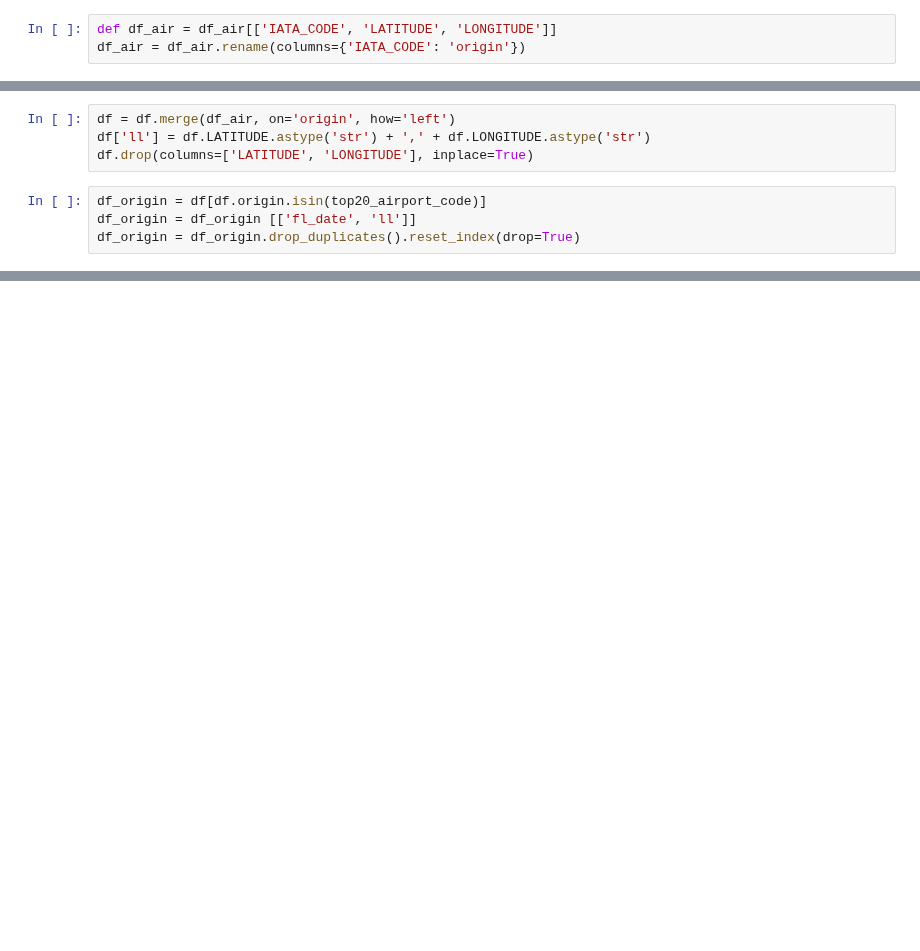
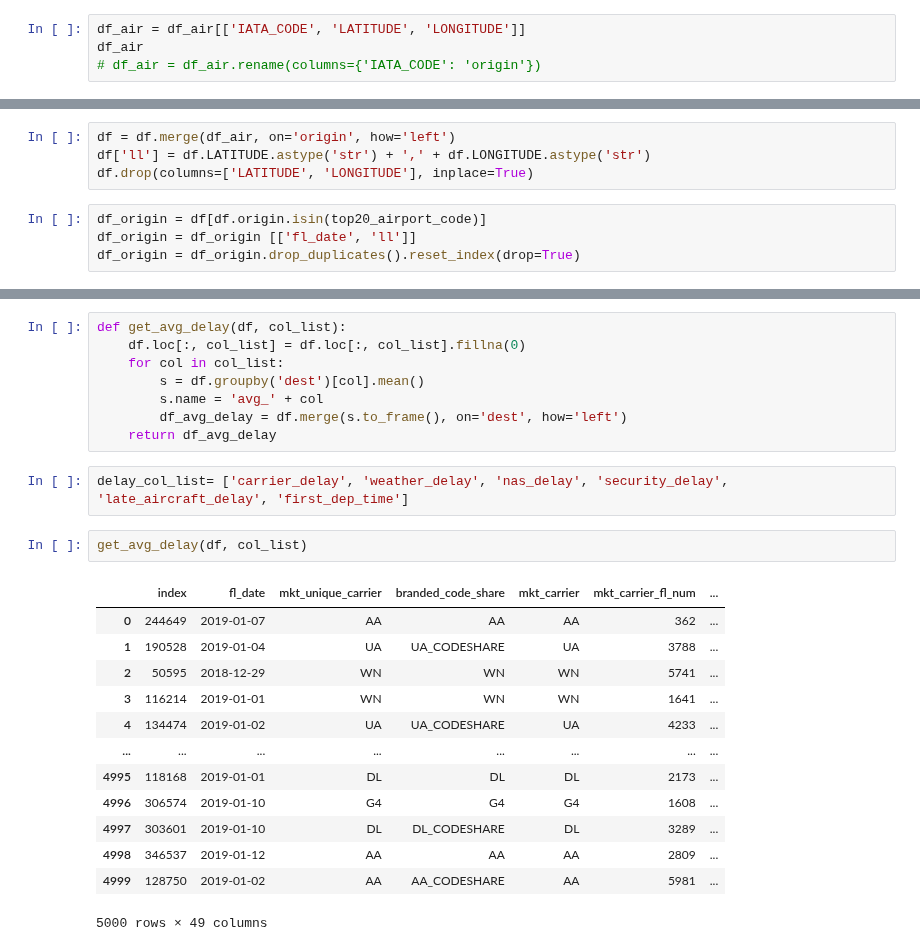
Before and after one commit to jackycwwang/lighthouse_lab_midterm_project, a Jupyter notebook: src/modules/Data_Gathering.ipynb, the cells around one changed output, grey strips where cells are left out. Cells and saved outputs as stored; diff of their text form; blank space fills up the shorter version.

```diff
--- a/src/modules/Data_Gathering.ipynb
+++ b/src/modules/Data_Gathering.ipynb
@@ -71,3 +75,4 @@ df_air = pd.read_csv('../data/airports_usa.csv')
 # %%
-def df_air = df_air[['IATA_CODE', 'LATITUDE', 'LONGITUDE']]
-df_air = df_air.rename(columns={'IATA_CODE': 'origin'})
+df_air = df_air[['IATA_CODE', 'LATITUDE', 'LONGITUDE']]
+df_air
+# df_air = df_air.rename(columns={'IATA_CODE': 'origin'})
@@ -85,0 +138,26 @@ df_origin = df_origin.drop_duplicates().reset_index(drop=True)
+# %%
+def get_avg_delay(df, col_list):
+    df.loc[:, col_list] = df.loc[:, col_list].fillna(0)
+    for col in col_list:
+        s = df.groupby('dest')[col].mean()
+        s.name = 'avg_' + col
+        df_avg_delay = df.merge(s.to_frame(), on='dest', how='left')
+    return df_avg_delay
+# %%
+delay_col_list= ['carrier_delay', 'weather_delay', 'nas_delay', 'security_delay', 'late_aircraft_delay', 'first_dep_time']
+# %%
+get_avg_delay(df, col_list)
+# %% [output]
+|  | index | fl_date | mkt_unique_carrier | branded_code_share | mkt_carrier | mkt_carrier_fl_num | ... |
+| 0 | 244649 | 2019-01-07 | AA | AA | AA | 362 | ... |
+| 1 | 190528 | 2019-01-04 | UA | UA_CODESHARE | UA | 3788 | ... |
+| 2 | 50595 | 2018-12-29 | WN | WN | WN | 5741 | ... |
+| 3 | 116214 | 2019-01-01 | WN | WN | WN | 1641 | ... |
+| 4 | 134474 | 2019-01-02 | UA | UA_CODESHARE | UA | 4233 | ... |
+| ... | ... | ... | ... | ... | ... | ... | ... |
+| 4995 | 118168 | 2019-01-01 | DL | DL | DL | 2173 | ... |
+| 4996 | 306574 | 2019-01-10 | G4 | G4 | G4 | 1608 | ... |
+| 4997 | 303601 | 2019-01-10 | DL | DL_CODESHARE | DL | 3289 | ... |
+| 4998 | 346537 | 2019-01-12 | AA | AA | AA | 2809 | ... |
+| 4999 | 128750 | 2019-01-02 | AA | AA_CODESHARE | AA | 5981 | ... |
+5000 rows × 49 columns
```
Also changed, not shown: parts of 13 cells of this notebook, 4 other files.
